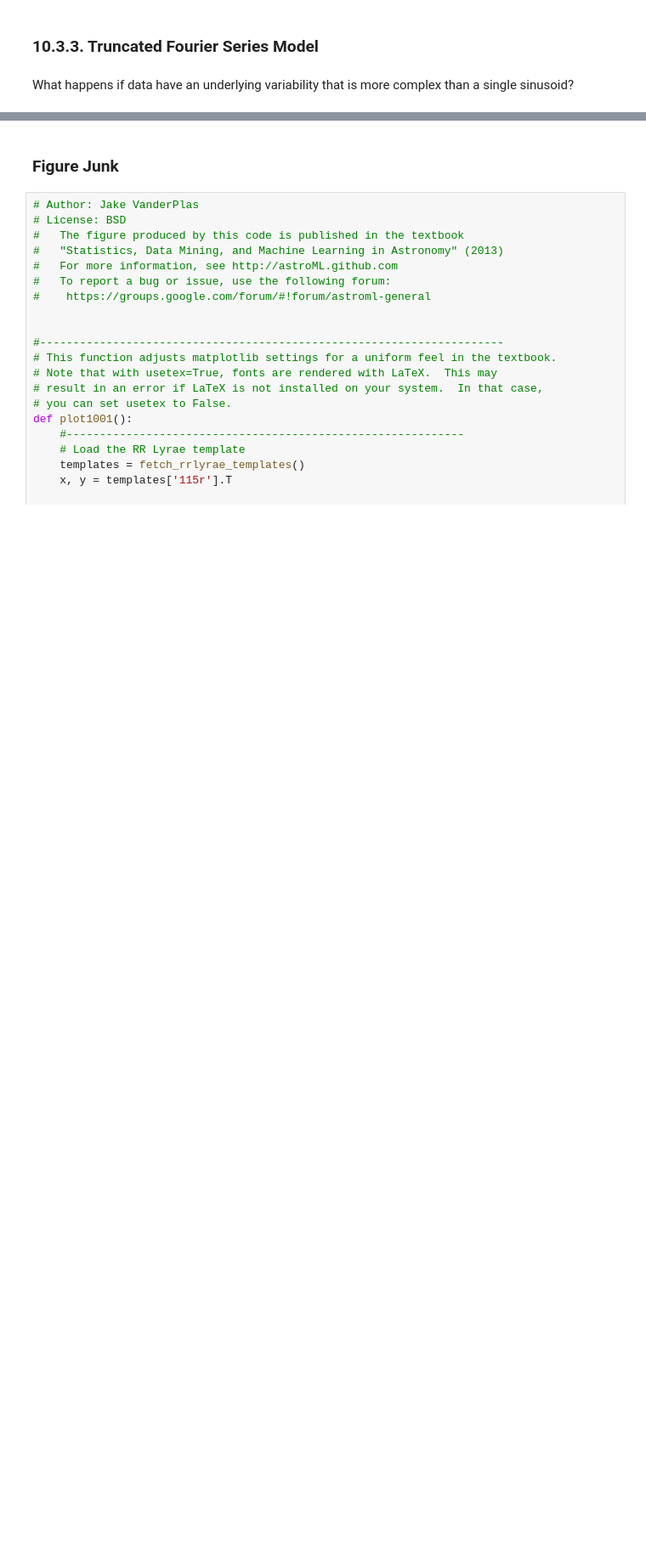
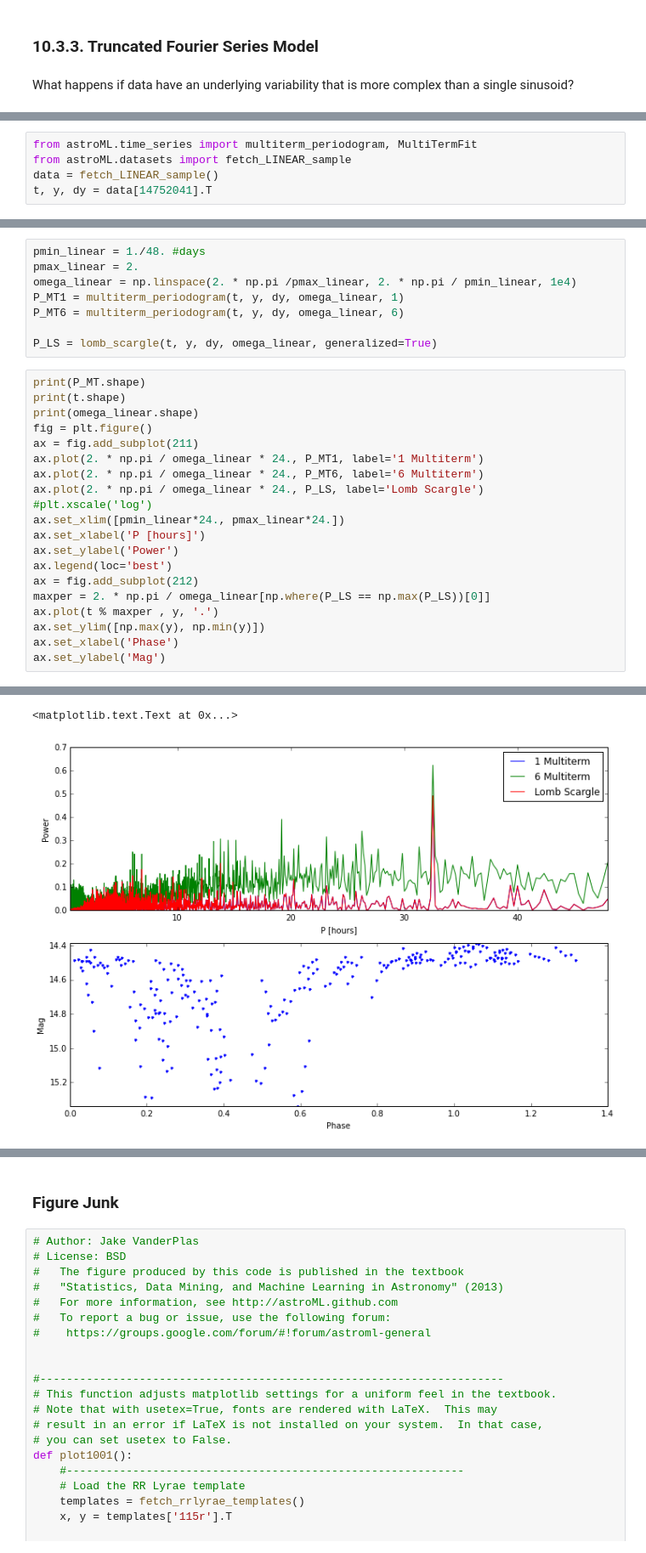
Before and after one commit to YastroML/YastroML, a Jupyter notebook: Session19_150219/Ch10_TimeSeries.ipynb, the cells around one changed output, grey strips where cells are left out. Shown at 85% size. Saved outputs shown, nothing was run; the diff lists cells and outputs as text; blank space fills up the shorter version.

Commit message:
added more truncated fourier
added more details about section 10.3.3 on truncated
fourier series.

```diff
--- a/Session19_150219/Ch10_TimeSeries.ipynb
+++ b/Session19_150219/Ch10_TimeSeries.ipynb
@@ -798,0 +804,5 @@ plot1017()
+# %%
+from astroML.time_series import multiterm_periodogram, MultiTermFit
+from astroML.datasets import fetch_LINEAR_sample
+data = fetch_LINEAR_sample()
+t, y, dy = data[14752041].T
@@ -798,0 +813,29 @@ plot1017()
+# %%
+pmin_linear = 1./48. #days
+pmax_linear = 2.
+omega_linear = np.linspace(2. * np.pi /pmax_linear, 2. * np.pi / pmin_linear, 1e4)
+P_MT1 = multiterm_periodogram(t, y, dy, omega_linear, 1)
+P_MT6 = multiterm_periodogram(t, y, dy, omega_linear, 6)
+
+P_LS = lomb_scargle(t, y, dy, omega_linear, generalized=True)
+# %%
+print(P_MT.shape)
+print(t.shape)
+print(omega_linear.shape)
+fig = plt.figure()
+ax = fig.add_subplot(211)
+ax.plot(2. * np.pi / omega_linear * 24., P_MT1, label='1 Multiterm')
+ax.plot(2. * np.pi / omega_linear * 24., P_MT6, label='6 Multiterm')
+ax.plot(2. * np.pi / omega_linear * 24., P_LS, label='Lomb Scargle')
+#plt.xscale('log')
+ax.set_xlim([pmin_linear*24., pmax_linear*24.])
+ax.set_xlabel('P [hours]')
+ax.set_ylabel('Power')
+ax.legend(loc='best')
+ax = fig.add_subplot(212)
+maxper = 2. * np.pi / omega_linear[np.where(P_LS == np.max(P_LS))[0]]
+ax.plot(t % maxper , y, '.')
+ax.set_ylim([np.max(y), np.min(y)])
+ax.set_xlabel('Phase')
+ax.set_ylabel('Mag')
+# %% [output]
@@ -798,0 +845,2 @@ plot1017()
+<matplotlib.text.Text at 0x...>
+[figure, added]
```
Also changed, not shown: parts of 7 cells of this notebook.
